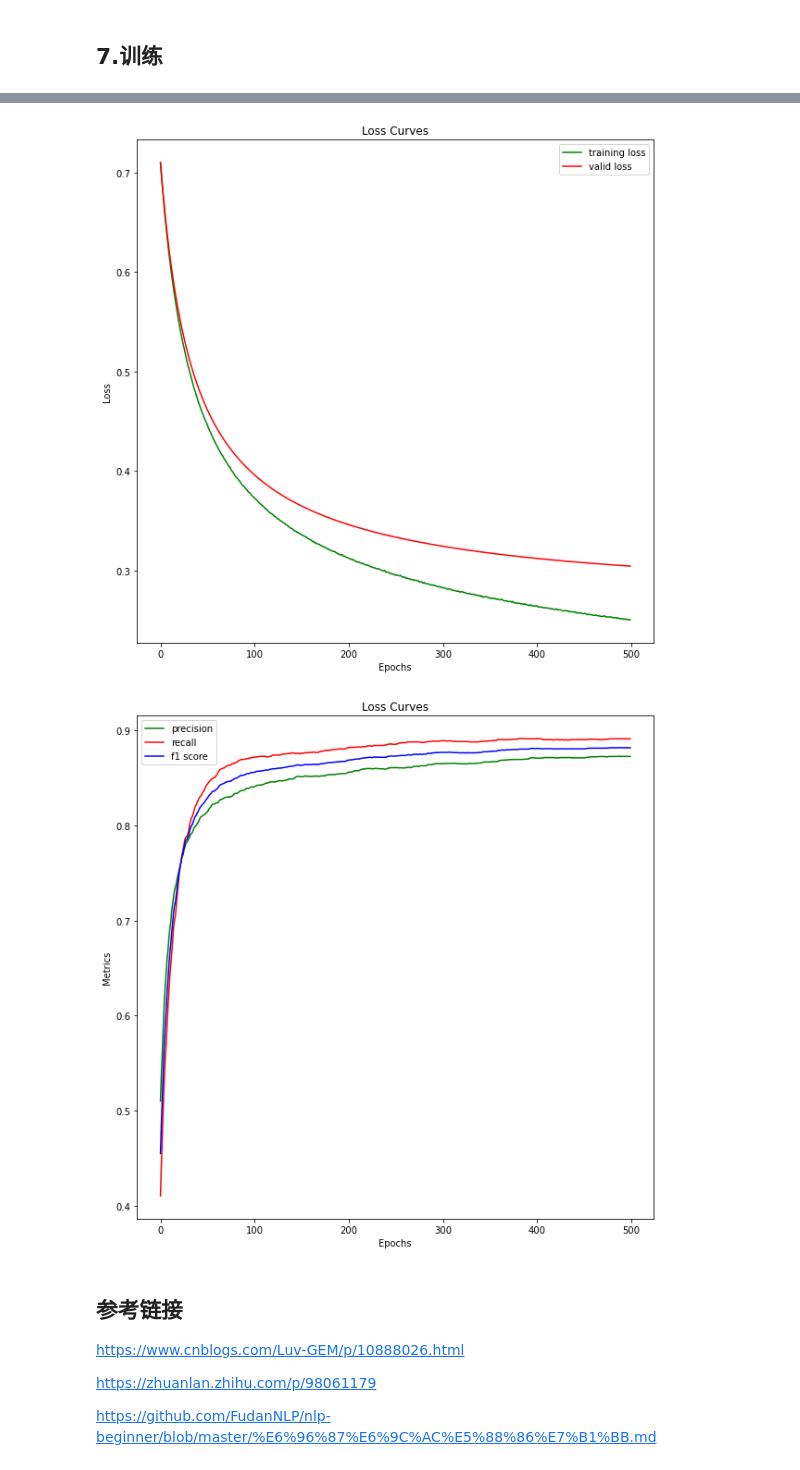
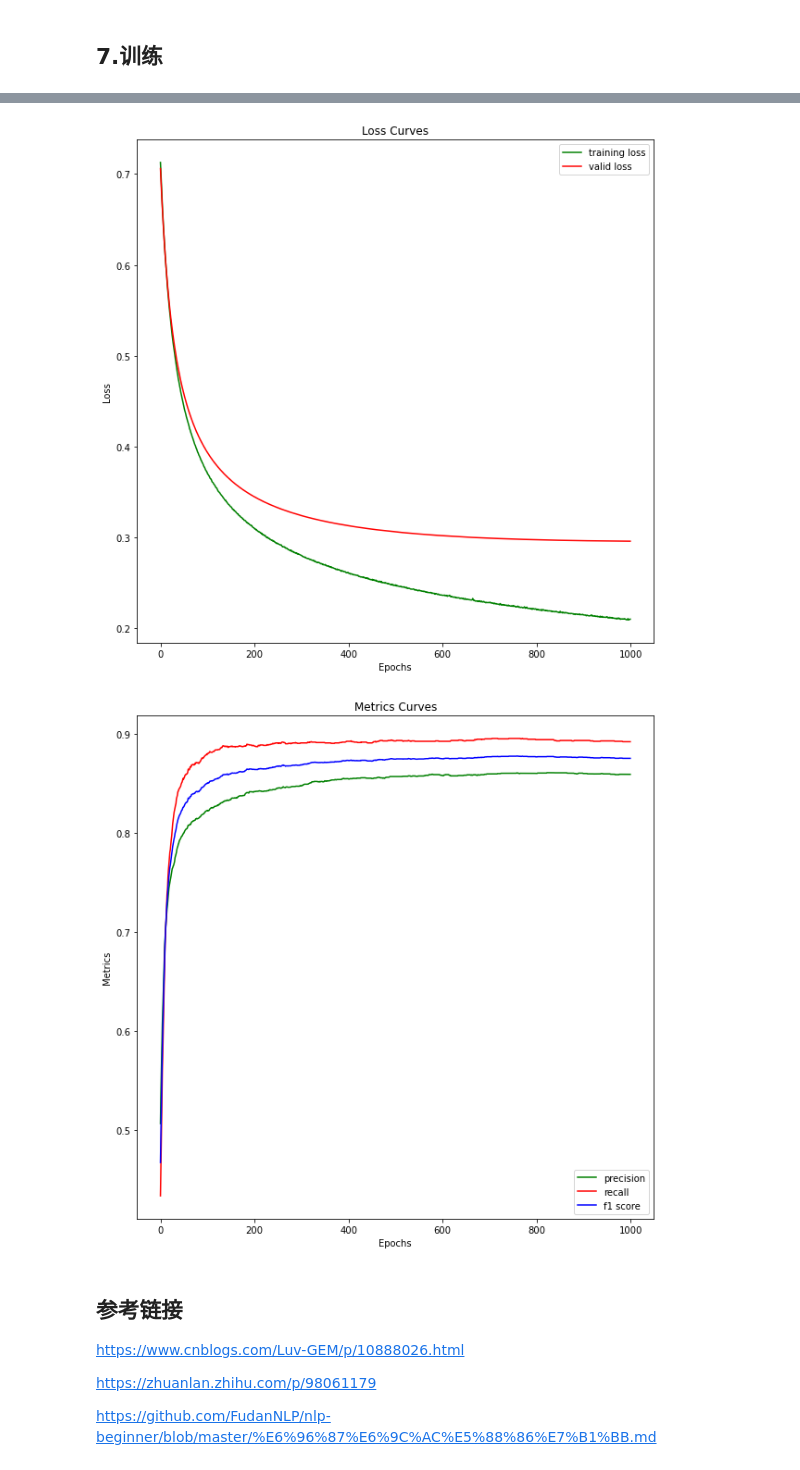
Before and after one commit to gjt9274/NLP-Project, a Jupyter notebook: task1/notebook/基于机器学习的文本分类.ipynb, the cells around one changed output, grey strips where cells are left out. Cells and saved outputs as stored; diff of their text form; code cells hidden in the pictures.

```diff
--- a/task1/notebook/基于机器学习的文本分类.ipynb
+++ b/task1/notebook/基于机器学习的文本分类.ipynb
@@ -190,7 +190,7 @@ def train(train_x,
           valid_y,
           lr=0.1,
           batch_size=128,
-          epochs=500,
+          epochs=1000,
           early_stop=None):
 
     n_features = train_x.shape[1]
@@ -302,24 +302,24 @@ plt.xlabel('Epochs')
 plt.ylabel('Loss')
 plt.show()
 # %% [output]
-[figure, old version]
+[figure, new version]
 # %%
 plt.figure(figsize=(10, 10))
-plt.title('Loss Curves')
+plt.title('Metrics Curves')
 plt.plot(np.arange(len(precision_list)),
          precision_list,
          color='green',
          label='precision')
 plt.plot(np.arange(len(recall_list)), recall_list, color='red', label='recall')
 
 plt.plot(np.arange(len(f1_score_list)), f1_score_list, color='b', label='f1 score')
 plt.legend()  # 显示图例
 
 plt.xlabel('Epochs')
 plt.ylabel('Metrics')
 plt.show()
 # %% [output]
-[figure, old version]
+[figure, new version]
 # %% [markdown]
 ## 参考链接
 https://www.cnblogs.com/Luv-GEM/p/10888026.html
```
Also changed, not shown: parts of 2 cells of this notebook, 8 other files.
